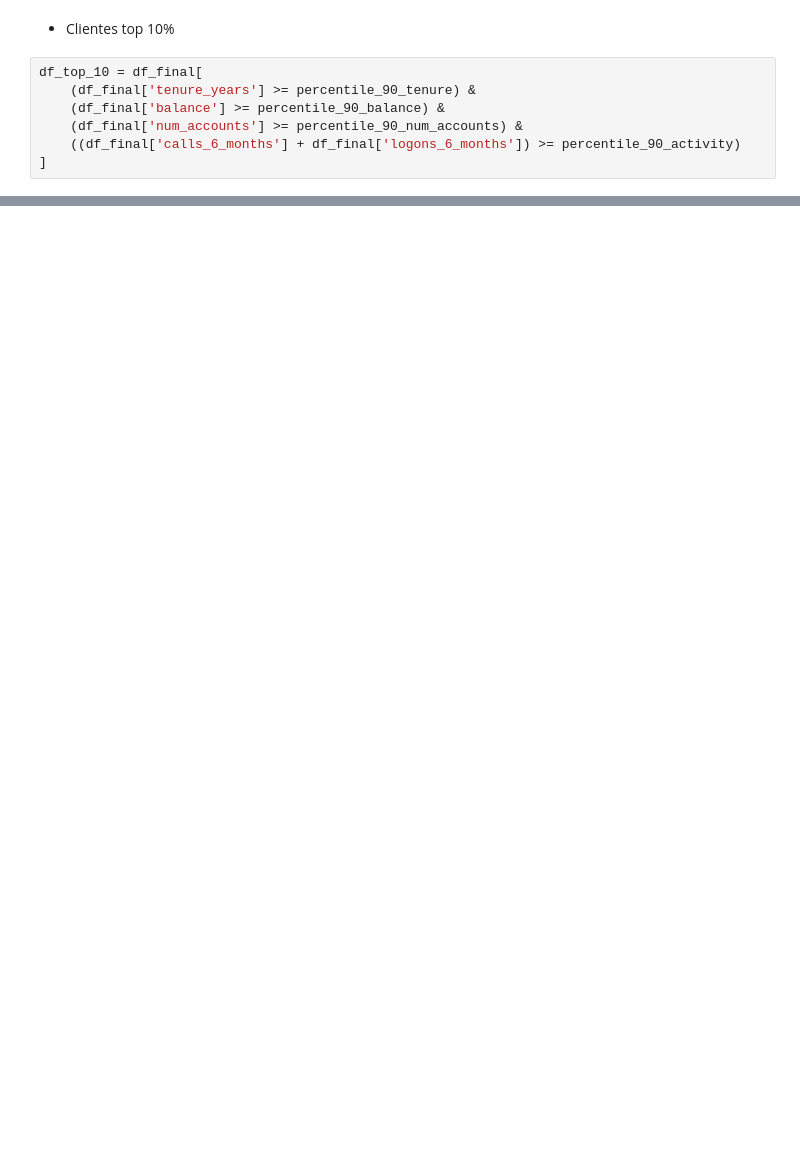
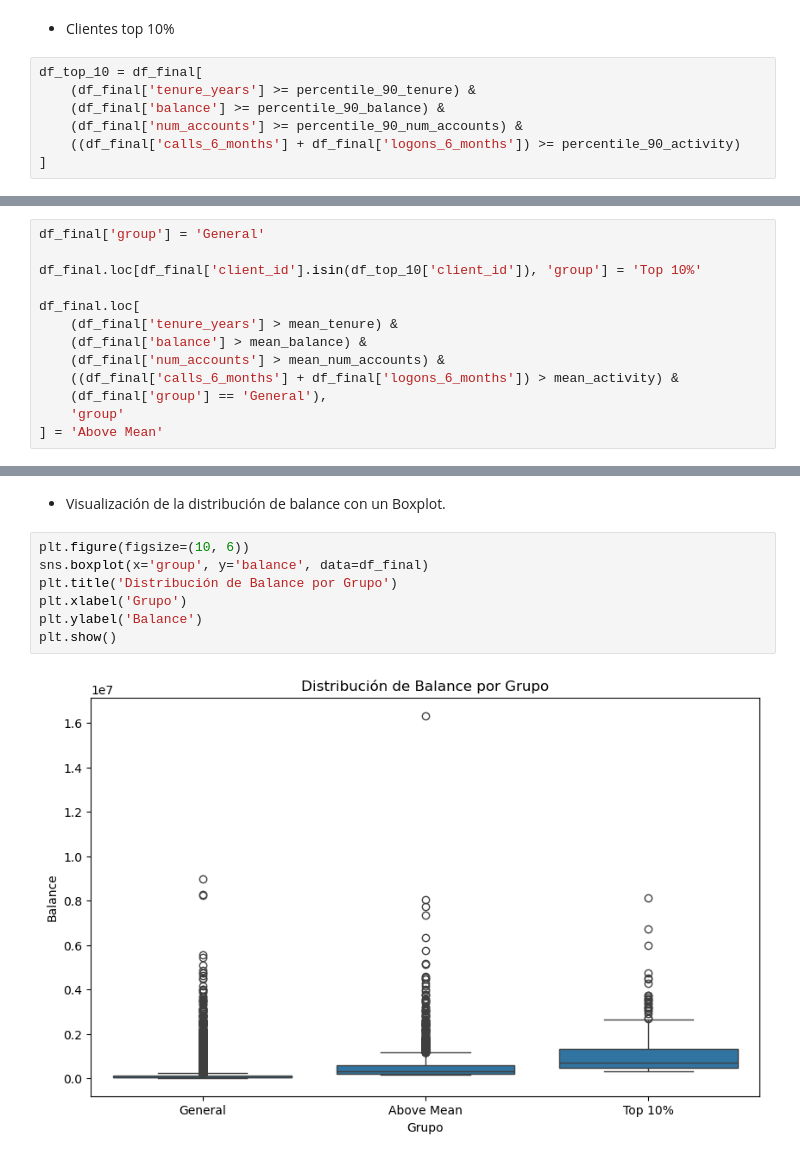
Before and after one commit to adrianlardies/vanguard-ab-test, a Jupyter notebook: main.ipynb, the cells around one changed output, grey strips where cells are left out. Cells and saved outputs as stored; diff of their text form; blank space fills up the shorter version.

```diff
--- a/main.ipynb
+++ b/main.ipynb
@@ -695,0 +700,13 @@ df_top_10
+# %%
+df_final['group'] = 'General'
+
+df_final.loc[df_final['client_id'].isin(df_top_10['client_id']), 'group'] = 'Top 10%'
+
+df_final.loc[
+    (df_final['tenure_years'] > mean_tenure) &
+    (df_final['balance'] > mean_balance) &
+    (df_final['num_accounts'] > mean_num_accounts) &
+    ((df_final['calls_6_months'] + df_final['logons_6_months']) > mean_activity) &
+    (df_final['group'] == 'General'),
+    'group'
+] = 'Above Mean'
@@ -695,0 +737,11 @@ df_top_10
+# %% [markdown]
+- Visualización de la distribución de balance con un Boxplot.
+# %%
+plt.figure(figsize=(10, 6))
+sns.boxplot(x='group', y='balance', data=df_final)
+plt.title('Distribución de Balance por Grupo')
+plt.xlabel('Grupo')
+plt.ylabel('Balance')
+plt.show()
+# %% [output]
+[figure, added]
```
Also changed, not shown: parts of 16 cells of this notebook.
